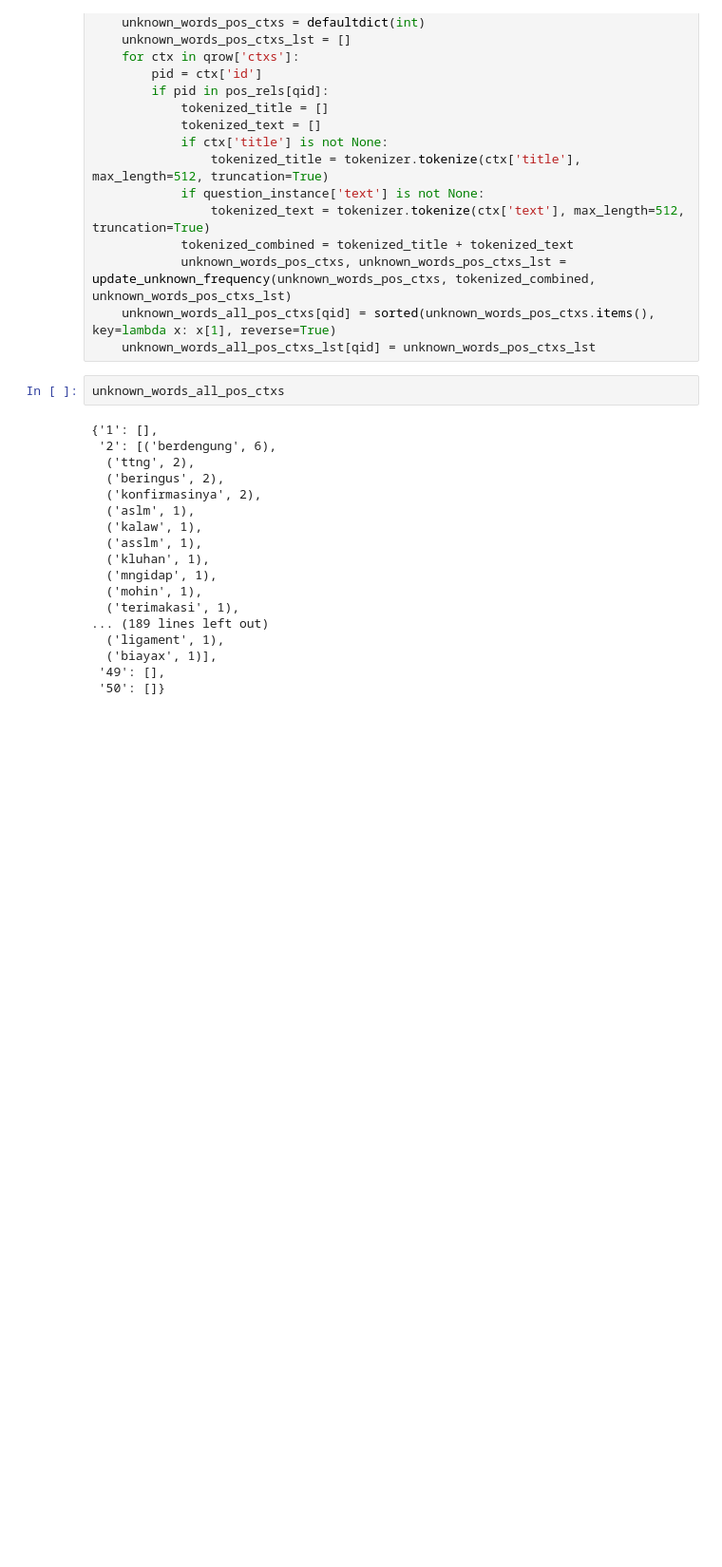
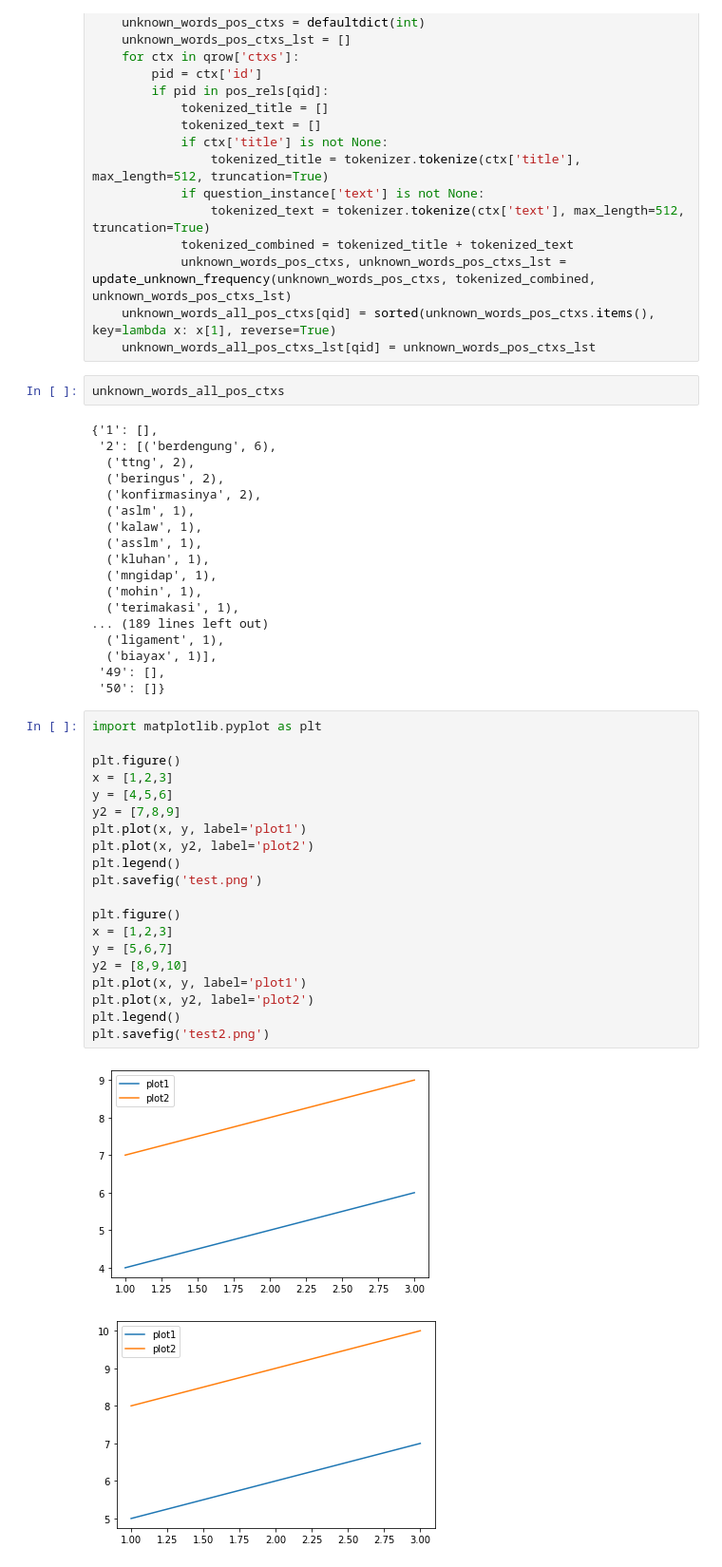
Before and after one commit to codefire53/nir-indo-med-forum, a Jupyter notebook: Analysis/vocabulary_analysis.ipynb, the cells around one changed output. Shown at 95% size. Saved outputs shown, nothing was run; the diff lists cells and outputs as text; blank space fills up the shorter version.

```diff
--- a/Analysis/vocabulary_analysis.ipynb
+++ b/Analysis/vocabulary_analysis.ipynb
@@ -315,3 +315,26 @@ unknown_words_all_pos_ctxs
   ('biayax', 1)],
  '49': [],
  '50': []}
+# %%
+import matplotlib.pyplot as plt
+
+plt.figure()
+x = [1,2,3]
+y = [4,5,6]
+y2 = [7,8,9]
+plt.plot(x, y, label='plot1')
+plt.plot(x, y2, label='plot2')
+plt.legend()
+plt.savefig('test.png')
+
+plt.figure()
+x = [1,2,3]
+y = [5,6,7]
+y2 = [8,9,10]
+plt.plot(x, y, label='plot1')
+plt.plot(x, y2, label='plot2')
+plt.legend()
+plt.savefig('test2.png')
+# %% [output]
+[figure, added]
+[figure, added]
```
Also changed, not shown: parts of 216 cells of this notebook, 26 other files.
